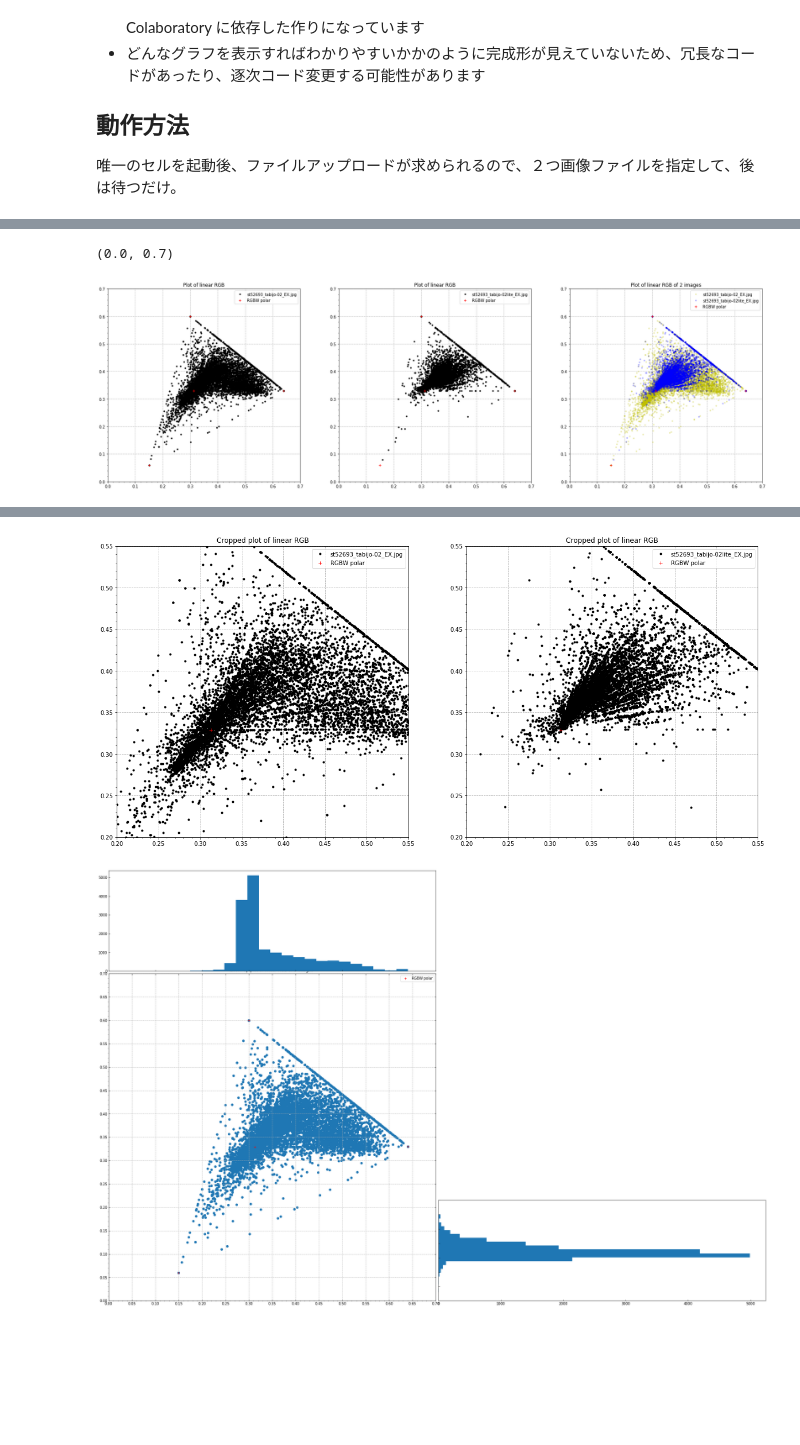
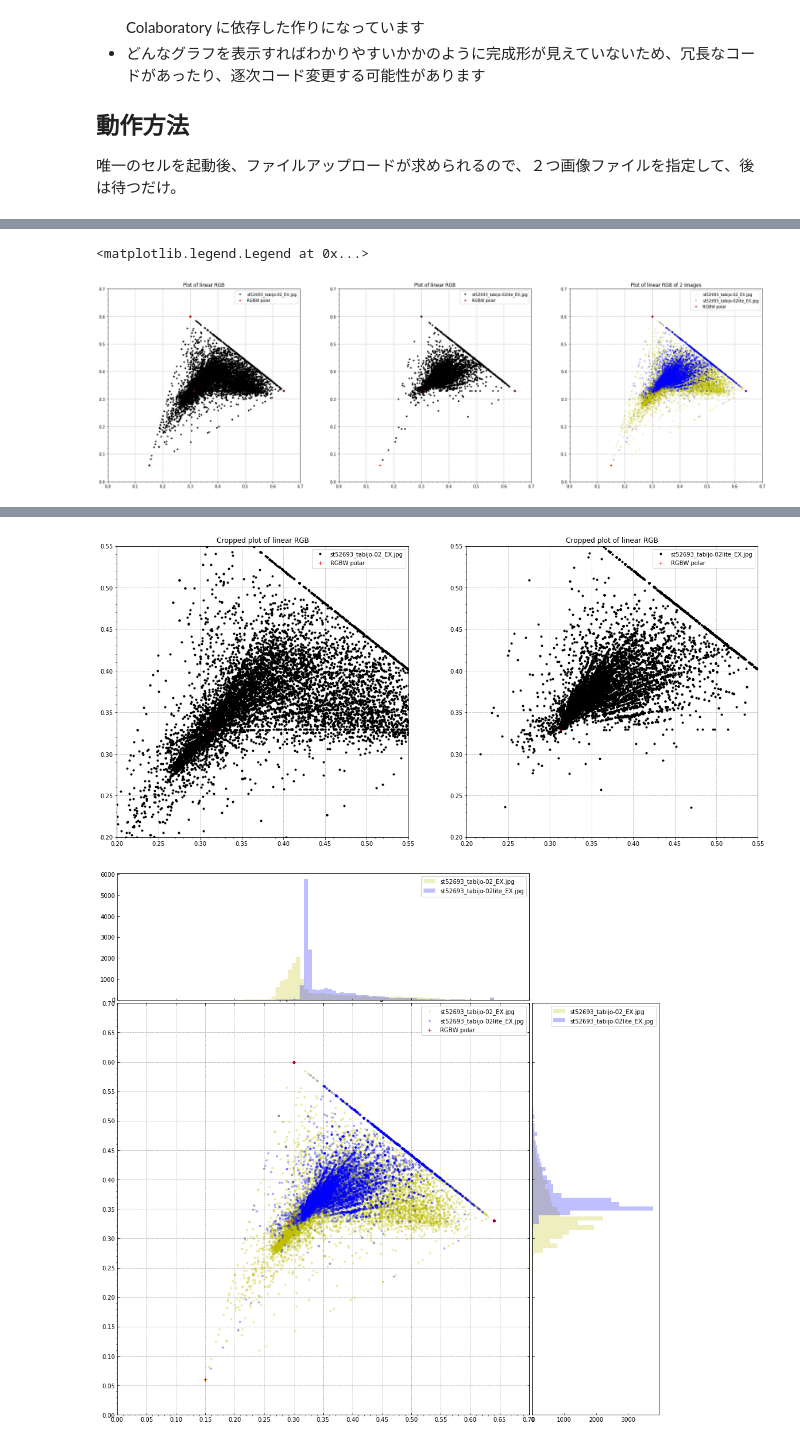
Before and after one commit to zfukuoka/image_visual_analysis, a Jupyter notebook: image_visual_analysis.ipynb, the cells around one changed output, grey strips where cells are left out. Saved outputs shown, nothing was run; the diff lists cells and outputs as text; code cells hidden in the pictures; blank space fills up the shorter version.

```diff
--- a/image_visual_analysis.ipynb
+++ b/image_visual_analysis.ipynb
@@ -242,38 +242,44 @@ BOTTOM, HEIGHT = 0.1, 0.65
 SPACING = 0.005
 RECT_SCATTER = [LEFT, BOTTOM, WIDTH, HEIGHT]
 RECT_HISTX = [LEFT, BOTTOM + HEIGHT + SPACING, WIDTH, 0.2]
-RECT_HISTY = [LEFT + WIDTH + SPACING, BOTTOM, WIDTH, 0.2]
+RECT_HISTY = [LEFT + WIDTH + SPACING, BOTTOM, 0.2, HEIGHT]
 ax_plot7 = fig4.add_axes(RECT_SCATTER)
 ax_plot7.tick_params(direction='in', top=True, right=True)
 ax_hist1 = fig4.add_axes(RECT_HISTX)
 ax_hist1.tick_params(direction='in', labelbottom=False)
 ax_hist2 = fig4.add_axes(RECT_HISTY)
 ax_hist2.tick_params(direction='in', labelleft=False)
 
 ax_plot7.set_title('Zoom up plot of linear RGB of 2 images ')
 ax_plot7.set_xlim(PLOT_X_LIM)
 ax_plot7.set_ylim(PLOT_Y_LIM)
 ax_plot7.xaxis.set_major_locator(MultipleLocator(MAJOR_LOCATOR/2))
 ax_plot7.yaxis.set_major_locator(MultipleLocator(MAJOR_LOCATOR/2))
 ax_plot7.grid(linestyle="--", zorder=-10)
 ax_plot7.xaxis.set_minor_locator(AutoMinorLocator(MINOR_LOCATOR_DIVIDER))
 ax_plot7.yaxis.set_minor_locator(AutoMinorLocator(MINOR_LOCATOR_DIVIDER))
 ax_plot7.set_aspect('equal')
-ax_plot7.scatter(image1_x, image1_y)
+#ax_plot7.scatter(image1_x, image1_y)
+ax_plot7.plot(image1_x, image1_y, 'y.', alpha=0.25, label=image1_filename)
+ax_plot7.plot(image2_x, image2_y, 'b.', alpha=0.25, label=image2_filename)
 ax_plot7.plot(POLARS[0:,0], POLARS[0:,1], "r+", label="RGBW polar")
 ax_plot7.legend()
-ax_hist1.hist(image1_x, bins=20)
 ax_hist1.set_xlim(ax_plot7.get_xlim())
-ax_hist2.hist(image1_y, bins=20, orientation='horizontal')
+ax_hist1.hist(image1_x, bins=70, color='y', alpha=0.25, label=image1_filename)
+ax_hist1.hist(image2_x, bins=70, color='b', alpha=0.25, label=image2_filename)
+ax_hist1.legend()
 ax_hist2.set_ylim(ax_plot7.get_ylim())
+ax_hist2.hist(image1_y, bins=70, color='y', alpha=0.25, label=image1_filename, orientation='horizontal')
+ax_hist2.hist(image2_y, bins=70, color='b', alpha=0.25, label=image2_filename, orientation='horizontal')
+ax_hist2.legend()
 # %% [output]
 [interactive output not drawn]
 Saving st52693_tabijo-02_EX.jpg to st52693_tabijo-02_EX.jpg
 Saving st52693_tabijo-02lite_EX.jpg to st52693_tabijo-02lite_EX.jpg
 (590, 442) RGB
 (590, 442) RGB
-(0.0, 0.7)
+<matplotlib.legend.Legend at 0x...>
 [figure]
 [figure]
 [figure]
-[figure, old version]
+[figure, new version]
```
